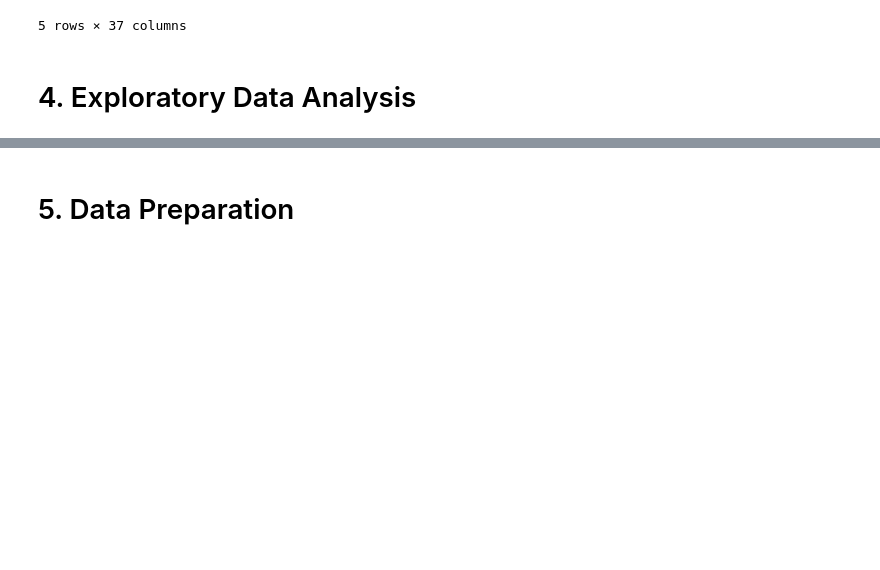
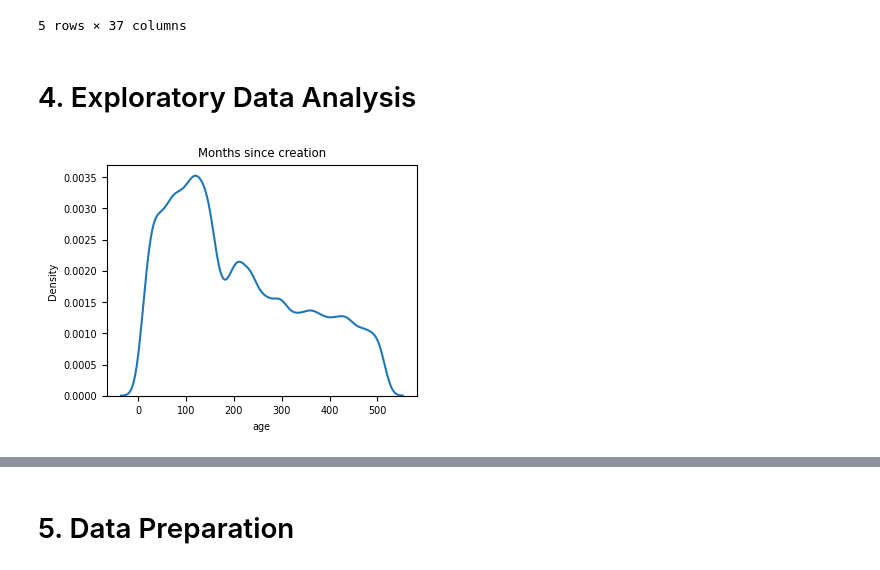
Before and after one commit to mahelvson/GasElectricityFraud, a Jupyter notebook: Final Notebook - Fraud Detection in Gas and Energy.ipynb, the cells around one changed output, grey strips where cells are left out. Saved outputs shown, nothing was run; the diff lists cells and outputs as text; code cells hidden in the pictures; blank space fills up the shorter version.

```diff
--- a/Final Notebook - Fraud Detection in Gas and Energy.ipynb
+++ b/Final Notebook - Fraud Detection in Gas and Energy.ipynb
@@ -269,9 +280,9 @@ target           float64
 dtype: object
 # %%
 df3_client_train['creation_date'] = pd.to_datetime(df3_client_train.creation_date, infer_datetime_format=True)
-df3_client_train['disrict'] = df3_client_train.disrict.astype('category')
-df3_client_train['client_catg'] = df3_client_train.client_catg.astype('category')
-df3_client_train['region'] = df3_client_train.region.astype('category')
+#df3_client_train['disrict'] = df3_client_train.disrict.astype('category')
+#df3_client_train['client_catg'] = df3_client_train.client_catg.astype('category')
+#df3_client_train['region'] = df3_client_train.region.astype('category')
 df3_client_train['target'] = df3_client_train.target.astype('int64')
 # %%
 df3_client_train.head()
@@ -388,3 +386,11 @@ df3.head()
 5 rows × 37 columns
 # %% [markdown]
 # 4. Exploratory Data Analysis
+# %%
+df4 = df3.copy()
+# %%
+plt.figure(figsize=(4,3));
+sns.kdeplot(data=df4, x='age');
+plt.title('Months since creation');
+# %% [output]
+[figure, added]
```
Also changed, not shown: parts of 54 cells of this notebook.
